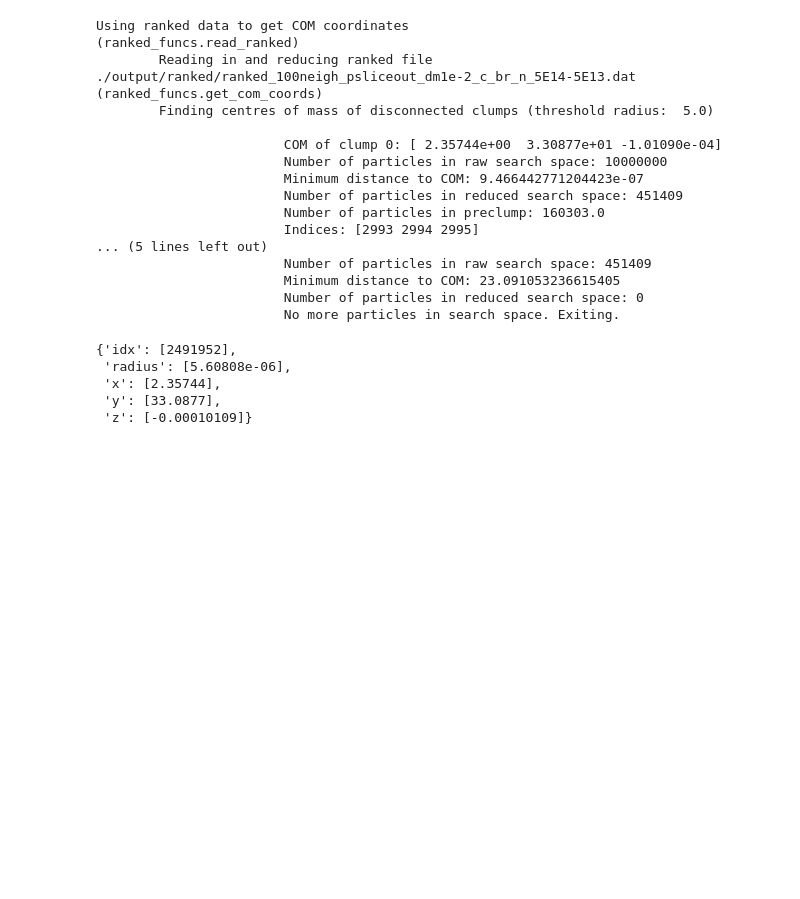
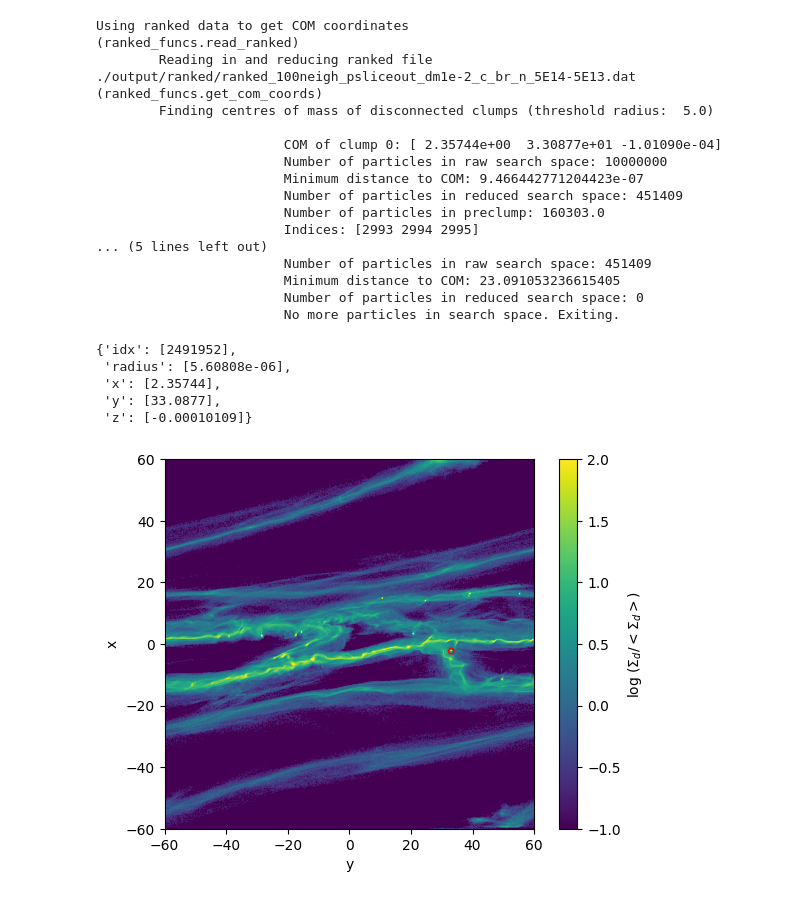
Before and after one commit to adamkoval/ShearingBox, a Jupyter notebook: main_figures_for_pub.ipynb, the cells around one changed output. Cells and saved outputs as stored; diff of their text form; code cells hidden in the pictures; blank space fills up the shorter version.

Commit message:
Implement plotting of surface density and Hill radii on the plot

```diff
--- a/main_figures_for_pub.ipynb
+++ b/main_figures_for_pub.ipynb
@@ -73,8 +65,9 @@ data_rankedf = {}
 coords_com_rankedf = {}
 for folder in fout_ranked:
     for fin_ranked in fout_ranked[folder]:
+        _fin_ranked = fin_ranked.split("/")[-1].strip(".dat")
         try:
-            data_rankedf[fin_ranked]
+            data_rankedf[_fin_ranked]
         except KeyError:
             # Consolidate raw data with ranked data
             data_key = re.search("ranked_[0-9]+neigh_(.+).dat", fin_ranked).group(1)
@@ -84,14 +77,14 @@ for folder in fout_ranked:
             _data_ranked_red, _data_ranked = rf.read_ranked(fin_ranked, threshold_rho)
 
             # Get COM coordinates
-            _coords_com_ranked, idxs_clump = rf.get_com_coords(_data_ranked_red, dr, n_shells, raw_coords, raw_idx, threshold_radius, var_shell=False)
+            _coords_com_ranked, idxs_clump, R_Hs_final = rf.get_com_coords(_data_ranked_red, dr, n_shells, raw_coords, raw_idx, threshold_radius, var_shell=False)
 
             # Remove the final "clump" since it would have been empty
             _coords_com_ranked = {key: _coords_com_ranked[key][:-1] for key in _coords_com_ranked}
 
             # Save data
-            data_rankedf[fin_ranked] = _data_ranked_red
-            coords_com_rankedf[fin_ranked] = {"coords_com": _coords_com_ranked, "idxs_clump": idxs_clump}
+            data_rankedf[_fin_ranked] = _data_ranked_red
+            coords_com_rankedf[fin_ranked] = {"coords_com": _coords_com_ranked, "idxs_clump": idxs_clump, "R_Hs": R_Hs_final}
 # %% [output]
 Using ranked data to get COM coordinates
 (ranked_funcs.read_ranked)
@@ -118,3 +111,11 @@ _coords_com_ranked
  'x': [2.35744],
  'y': [33.0877],
  'z': [-0.00010109]}
+# %%
+# Plotting
+fin = "psliceout_dm1e-2_c_br_n_5E14-5E13"
+# fin = "psliecout1"
+plot_inst = pf.PlotDustSurfdensEff(data_all[fin], _coords_com_ranked, R_Hs_final)
+plot_inst.plot_surfdens()
+# %% [output]
+[figure, added]
```
Also changed, not shown: parts of 2 cells of this notebook, 3 other files.
